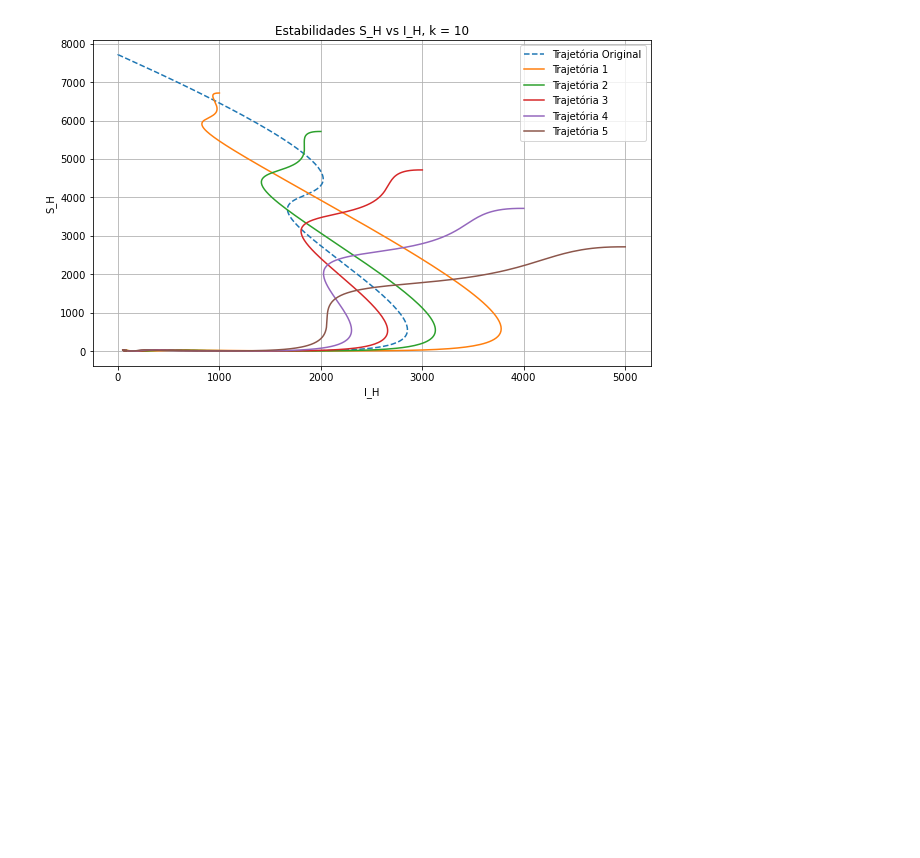
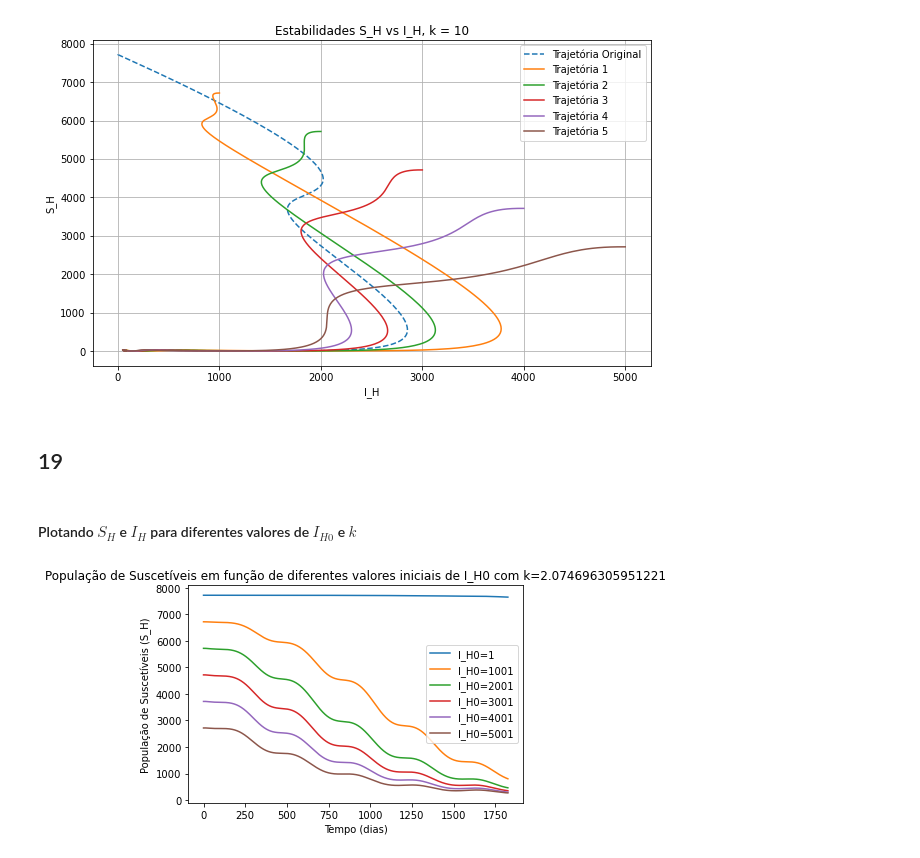
Before and after one commit to RaphaLevy/TCC, a Jupyter notebook: Modelagem_para_Apresentação.ipynb, the cells around one changed output. Drawn from its saved outputs; the diff is of its cells as text; code cells hidden in the pictures; blank space fills up the shorter version.

Commit message:
Inclui gráficos de evolução de S_H e I_H em função de I_H0

```diff
--- a/Modelagem_para_Apresentação.ipynb
+++ b/Modelagem_para_Apresentação.ipynb
@@ -2331,3 +2331,40 @@ plt.show()
 Trajetória Original termina em: S_H = 7.765930047872488, I_H = 69.0051932332421
 Trajetória 5 termina em: S_H = 8.602295905485134, I_H = 69.42962232039685
 [figure]
+# %% [markdown]
+## 19
+# %% [markdown]
+#### Plotando $S_H$ e $I_H$ para diferentes valores de $I_{H0}$ e $k$
+# %%
+k=2.0746963059512207
+# %%
+valores_I_H0 = [1, 1001, 2001, 3001, 4001, 5001]
+
+# Loop sobre os valores iniciais de I_H0
+for I_H0_valor in valores_I_H0:
+    # Atualiza o valor de I_H0 nos argumentos
+    args = (T_linha, T1, T2, omega1, phi1, R1, R2, omega2, phi2,
+            B_E, p_ME, p_ML, p_MP, tau_E, tau_P, c1, c2,
+            D1, b1, A, B, C, b2, tau_H, DD, Tmin, gamma, R_L,
+            N, M, E_M0, I_H0_valor, I_M0, R_H0, mu_H, k)
+
+    # Resolve o sistema de equações diferenciais
+    sol = solve_ivp(modelo_dinamica_pop, [0, 1825], [N-I_H0_valor, I_H0_valor, R_H0, S_M0, E_M0, I_M0], args=args, dense_output=True, t_eval=t_eval, method="DOP853")
+
+    # Extrai os resultados
+    times = sol.t
+    S_H, I_H, R_H, S_M, E_M, I_M = sol.y
+
+    # Plota I_H em função do tempo para o valor atual de I_H0
+    plt.plot(times, S_H, label=f'I_H0={I_H0_valor}')
+
+# Adiciona rótulos e título ao gráfico
+plt.xlabel('Tempo (dias)')
+plt.ylabel('População de Suscetíveis (S_H)')
+plt.title(f'População de Suscetíveis em função de diferentes valores iniciais de I_H0 com k={k}')
+plt.legend()
+
+# Exibe o gráfico
+plt.show()
+# %% [output]
+[figure, added]
```
Also changed, not shown: parts of 5 cells of this notebook.
